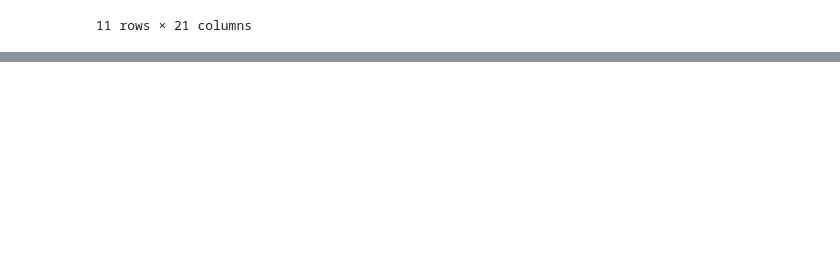
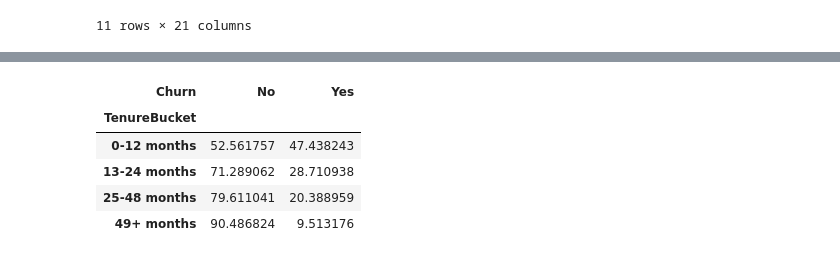
Before and after one commit to drikshathakur786/churnlens-customer-retention-analytics, a Jupyter notebook: python/01_eda.ipynb, the cells around one changed output, grey strips where cells are left out. Drawn from its saved outputs; the diff is of its cells as text; code cells hidden in the pictures; blank space fills up the shorter version.

```diff
--- a/python/01_eda.ipynb
+++ b/python/01_eda.ipynb
@@ -73,0 +138,10 @@ df[df['TotalCharges'] == ' ']
+# %%
+churn_by_tenure = df.groupby('TenureBucket')['Churn'].value_counts(normalize=True).unstack() * 100
+churn_by_tenure
+# %% [output]
+| Churn | No | Yes |
+| TenureBucket |  |  |
+| 0-12 months | 52.561757 | 47.438243 |
+| 13-24 months | 71.289062 | 28.710938 |
+| 25-48 months | 79.611041 | 20.388959 |
+| 49+ months | 90.486824 | 9.513176 |
```
Also changed, not shown: parts of 11 cells of this notebook.
